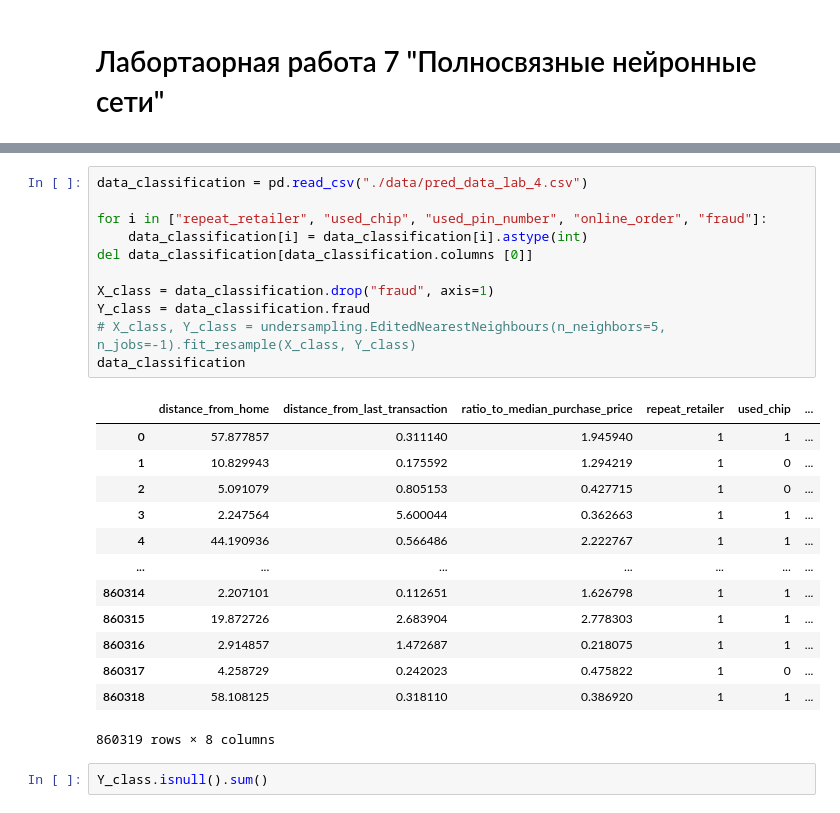
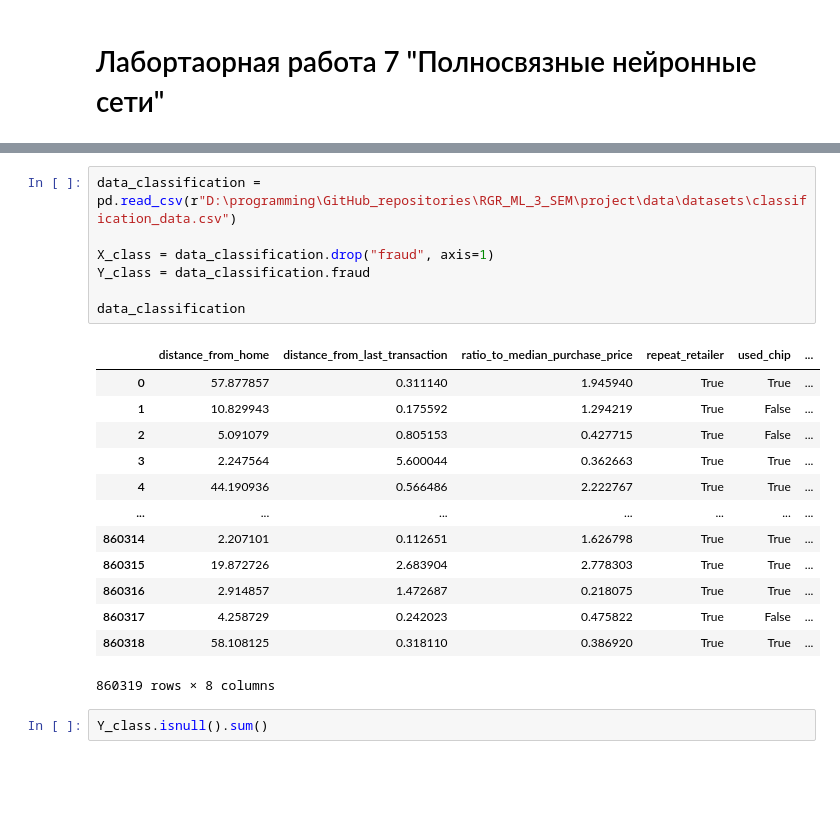
Before and after one commit to Otocolobus-manules/Mashine-Learning_3_semestr, a Jupyter notebook: Работа 7/lab7_Abramov_fit221.ipynb, the cells around one changed output, grey strips where cells are left out. Drawn from its saved outputs; the diff is of its cells as text; blank space fills up the shorter version.

```diff
--- a/Работа 7/lab7_Abramov_fit221.ipynb
+++ b/Работа 7/lab7_Abramov_fit221.ipynb
@@ -31,31 +32,27 @@ data_regression
 | 45872 | 0.86 | 3 | 3 | 0 | 61.0 | 58.0 | 2757 | 6.15 | 6.12 | 3.74 |
 | 45873 | 0.75 | 4 | 6 | 0 | 62.2 | 55.0 | 2757 | 5.83 | 5.87 | 3.64 |
 45874 rows × 10 columns
-# %%
-data_classification = pd.read_csv("./data/pred_data_lab_4.csv")
-
-for i in ["repeat_retailer", "used_chip", "used_pin_number", "online_order", "fraud"]:
-    data_classification[i] = data_classification[i].astype(int)
-del data_classification[data_classification.columns [0]]
-
-X_class = data_classification.drop("fraud", axis=1)
-Y_class = data_classification.fraud
-# X_class, Y_class = undersampling.EditedNearestNeighbours(n_neighbors=5, n_jobs=-1).fit_resample(X_class, Y_class)
-data_classification
-# %% [output]
-|  | distance_from_home | distance_from_last_transaction | ratio_to_median_purchase_price | repeat_retailer | used_chip | ... |
-| 0 | 57.877857 | 0.311140 | 1.945940 | 1 | 1 | ... |
-| 1 | 10.829943 | 0.175592 | 1.294219 | 1 | 0 | ... |
-| 2 | 5.091079 | 0.805153 | 0.427715 | 1 | 0 | ... |
-| 3 | 2.247564 | 5.600044 | 0.362663 | 1 | 1 | ... |
-| 4 | 44.190936 | 0.566486 | 2.222767 | 1 | 1 | ... |
-| ... | ... | ... | ... | ... | ... | ... |
-| 860314 | 2.207101 | 0.112651 | 1.626798 | 1 | 1 | ... |
-| 860315 | 19.872726 | 2.683904 | 2.778303 | 1 | 1 | ... |
-| 860316 | 2.914857 | 1.472687 | 0.218075 | 1 | 1 | ... |
-| 860317 | 4.258729 | 0.242023 | 0.475822 | 1 | 0 | ... |
-| 860318 | 58.108125 | 0.318110 | 0.386920 | 1 | 1 | ... |
-860319 rows × 8 columns
+# %%
+data_classification = pd.read_csv(r"D:\programming\GitHub_repositories\RGR_ML_3_SEM\project\data\datasets\classification_data.csv")
+
+X_class = data_classification.drop("fraud", axis=1)
+Y_class = data_classification.fraud
+
+data_classification
+# %% [output]
+|  | distance_from_home | distance_from_last_transaction | ratio_to_median_purchase_price | repeat_retailer | used_chip | ... |
+| 0 | 57.877857 | 0.311140 | 1.945940 | True | True | ... |
+| 1 | 10.829943 | 0.175592 | 1.294219 | True | False | ... |
+| 2 | 5.091079 | 0.805153 | 0.427715 | True | False | ... |
+| 3 | 2.247564 | 5.600044 | 0.362663 | True | True | ... |
+| 4 | 44.190936 | 0.566486 | 2.222767 | True | True | ... |
+| ... | ... | ... | ... | ... | ... | ... |
+| 860314 | 2.207101 | 0.112651 | 1.626798 | True | True | ... |
+| 860315 | 19.872726 | 2.683904 | 2.778303 | True | True | ... |
+| 860316 | 2.914857 | 1.472687 | 0.218075 | True | True | ... |
+| 860317 | 4.258729 | 0.242023 | 0.475822 | True | False | ... |
+| 860318 | 58.108125 | 0.318110 | 0.386920 | True | True | ... |
+860319 rows × 8 columns
 # %%
 Y_class.isnull().sum()
 # %% [output]
```
Also changed, not shown: parts of 16 cells of this notebook.
